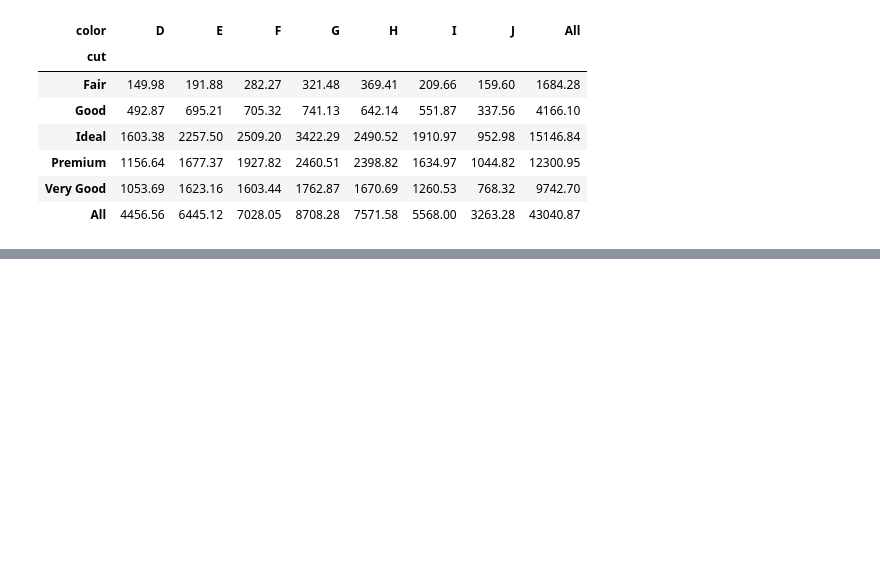
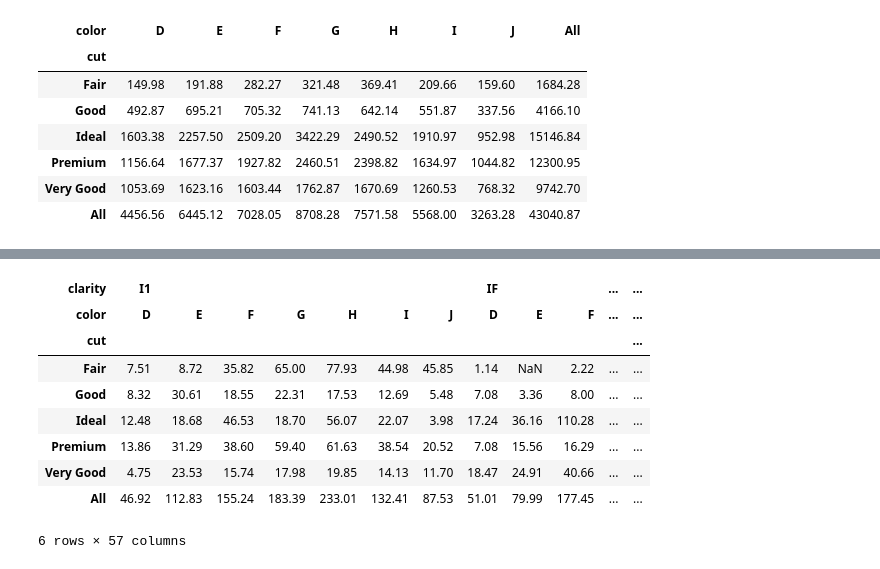
Before and after one commit to uraboer/R_vs_Python_Juper_Notebook, a Jupyter notebook: Python_统计描述与列联分析_20171030.ipynb, the cells around one changed output, grey strips where cells are left out. Cells and saved outputs as stored; diff of their text form; code cells hidden in the pictures; blank space fills up the shorter version.

```diff
--- a/Python_统计描述与列联分析_20171030.ipynb
+++ b/Python_统计描述与列联分析_20171030.ipynb
@@ -59,0 +79,14 @@ pd.pivot_table(diamonds,index=["cut","color"],columns="clarity",
+# %%
+pd.pivot_table(diamonds,index=["cut"],columns=["clarity","color"],
+              values="carat",aggfunc=np.sum,margins=True,margins_name="All")
+# %% [output]
+| clarity | I1 |  |  |  |  |  |  | IF |  |  | ... | ... |
+| color | D | E | F | G | H | I | J | D | E | F | ... | ... |
+| cut |  |  |  |  |  |  |  |  |  |  |  | ... |
+| Fair | 7.51 | 8.72 | 35.82 | 65.00 | 77.93 | 44.98 | 45.85 | 1.14 | NaN | 2.22 | ... | ... |
+| Good | 8.32 | 30.61 | 18.55 | 22.31 | 17.53 | 12.69 | 5.48 | 7.08 | 3.36 | 8.00 | ... | ... |
+| Ideal | 12.48 | 18.68 | 46.53 | 18.70 | 56.07 | 22.07 | 3.98 | 17.24 | 36.16 | 110.28 | ... | ... |
+| Premium | 13.86 | 31.29 | 38.60 | 59.40 | 61.63 | 38.54 | 20.52 | 7.08 | 15.56 | 16.29 | ... | ... |
+| Very Good | 4.75 | 23.53 | 15.74 | 17.98 | 19.85 | 14.13 | 11.70 | 18.47 | 24.91 | 40.66 | ... | ... |
+| All | 46.92 | 112.83 | 155.24 | 183.39 | 233.01 | 132.41 | 87.53 | 51.01 | 79.99 | 177.45 | ... | ... |
+6 rows × 57 columns
```
Also changed, not shown: parts of 5 cells of this notebook.
